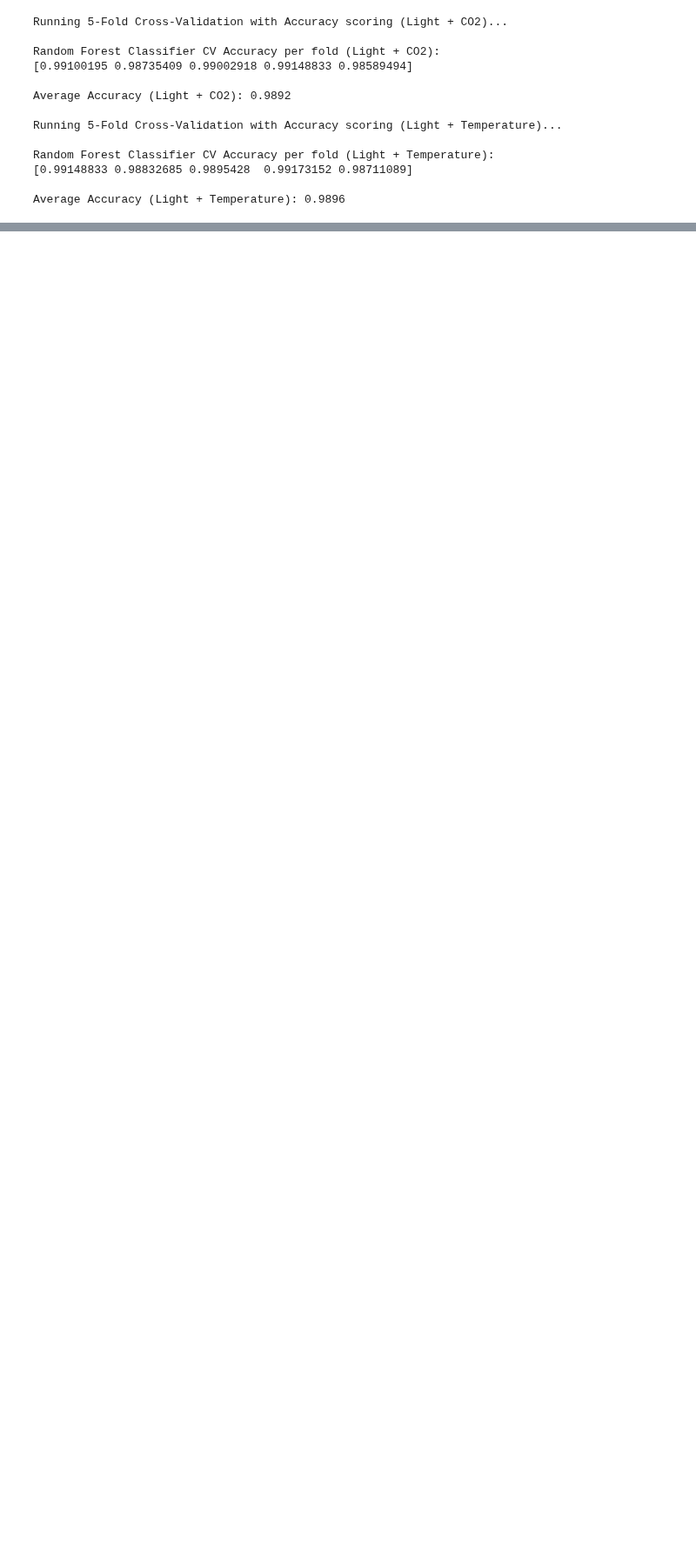
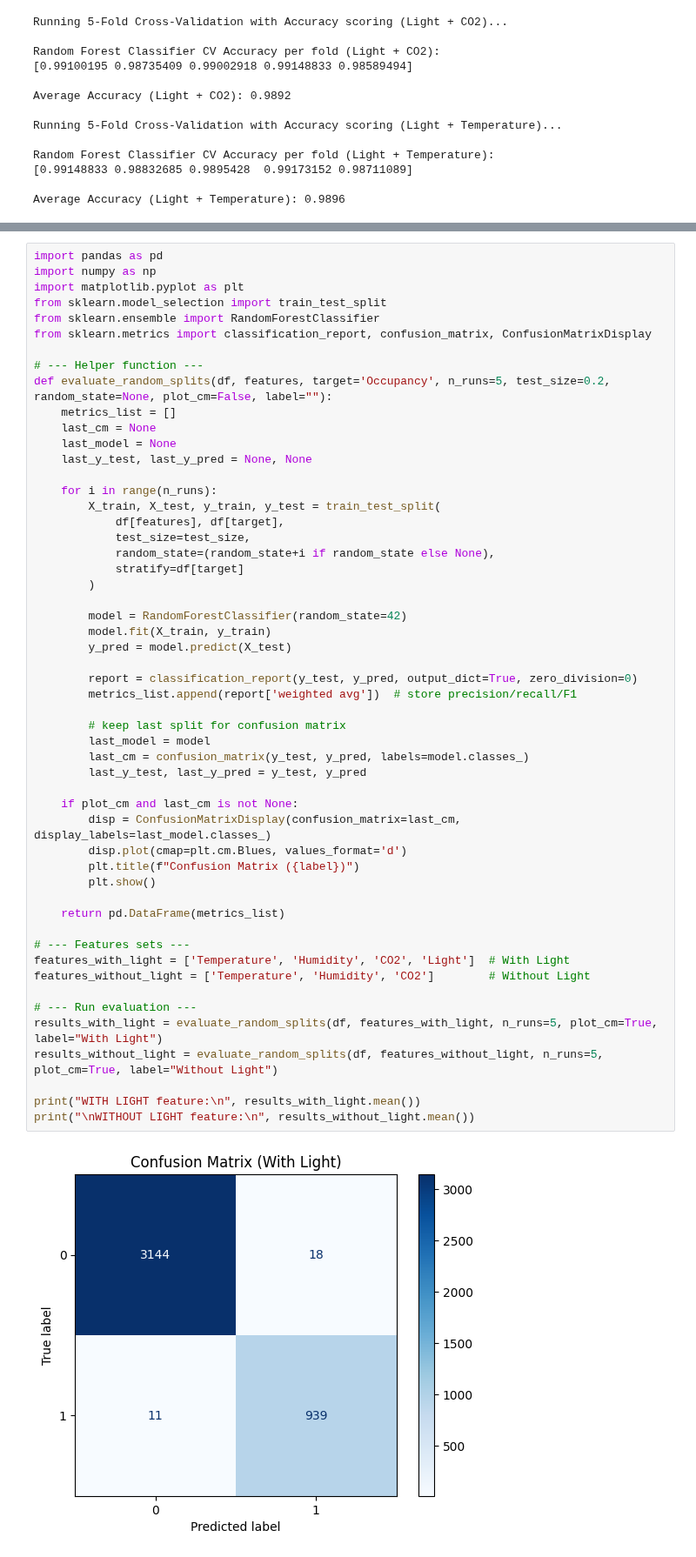
Before and after one commit to NoamShaphir/-MicroClimate, a Jupyter notebook: analysis.ipynb, the cells around one changed output, grey strips where cells are left out. Shown at 87% size. Cells and saved outputs as stored; diff of their text form; blank space fills up the shorter version.

```diff
--- a/analysis.ipynb
+++ b/analysis.ipynb
@@ -1478,0 +1467,55 @@ plt.show()
+# %%
+import pandas as pd
+import numpy as np
+import matplotlib.pyplot as plt
+from sklearn.model_selection import train_test_split
+from sklearn.ensemble import RandomForestClassifier
+from sklearn.metrics import classification_report, confusion_matrix, ConfusionMatrixDisplay
+
+# --- Helper function ---
+def evaluate_random_splits(df, features, target='Occupancy', n_runs=5, test_size=0.2, random_state=None, plot_cm=False, label=""):
+    metrics_list = []
+    last_cm = None
+    last_model = None
+    last_y_test, last_y_pred = None, None
+
+    for i in range(n_runs):
+        X_train, X_test, y_train, y_test = train_test_split(
+            df[features], df[target],
+            test_size=test_size,
+            random_state=(random_state+i if random_state else None),
+            stratify=df[target]
+        )
+
+        model = RandomForestClassifier(random_state=42)
+        model.fit(X_train, y_train)
+        y_pred = model.predict(X_test)
+
+        report = classification_report(y_test, y_pred, output_dict=True, zero_division=0)
+        metrics_list.append(report['weighted avg'])  # store precision/recall/F1
+
+        # keep last split for confusion matrix
+        last_model = model
+        last_cm = confusion_matrix(y_test, y_pred, labels=model.classes_)
+        last_y_test, last_y_pred = y_test, y_pred
+
+    if plot_cm and last_cm is not None:
+        disp = ConfusionMatrixDisplay(confusion_matrix=last_cm, display_labels=last_model.classes_)
+        disp.plot(cmap=plt.cm.Blues, values_format='d')
+        plt.title(f"Confusion Matrix ({label})")
+        plt.show()
+
+    return pd.DataFrame(metrics_list)
+
+# --- Features sets ---
+features_with_light = ['Temperature', 'Humidity', 'CO2', 'Light']  # With Light
+features_without_light = ['Temperature', 'Humidity', 'CO2']        # Without Light
+
+# --- Run evaluation ---
+results_with_light = evaluate_random_splits(df, features_with_light, n_runs=5, plot_cm=True, label="With Light")
+results_without_light = evaluate_random_splits(df, features_without_light, n_runs=5, plot_cm=True, label="Without Light")
+
+print("WITH LIGHT feature:\n", results_with_light.mean())
+print("\nWITHOUT LIGHT feature:\n", results_without_light.mean())
+# %% [output]
+[figure, added]
```
Also changed, not shown: parts of 25 cells of this notebook.
